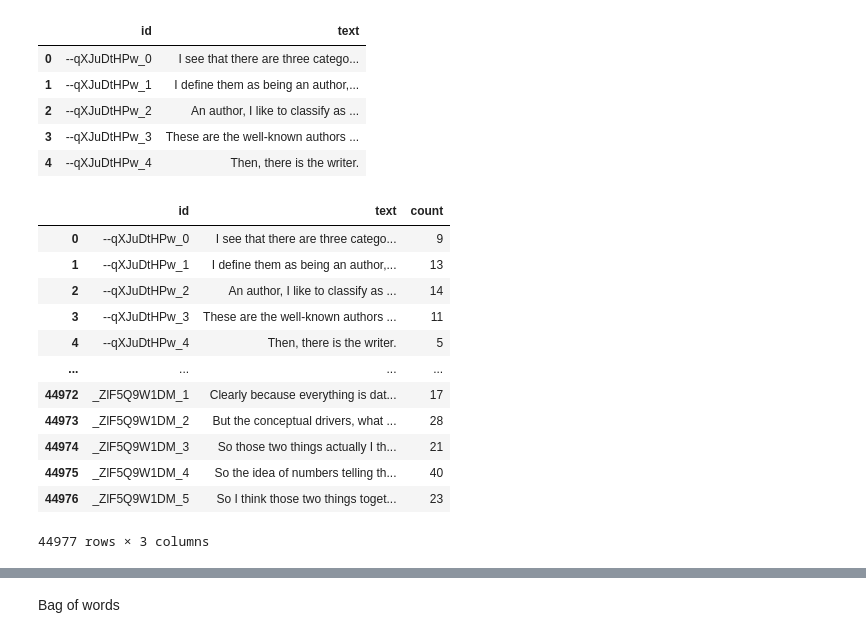
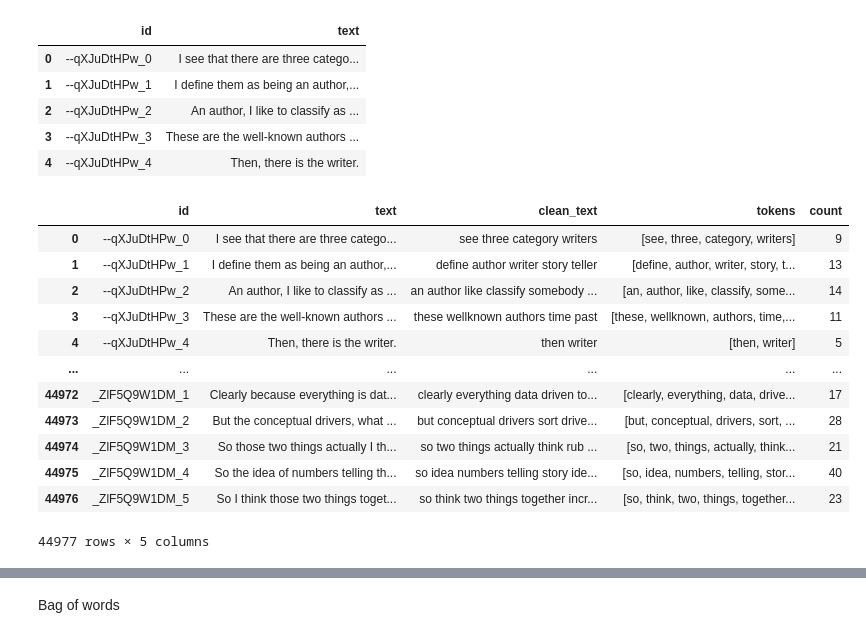
Before and after one commit to phgz/emotion, a Jupyter notebook: notebooks/text-model.ipynb, the cells around one changed output, grey strips where cells are left out. Saved outputs shown, nothing was run; the diff lists cells and outputs as text; code cells hidden in the pictures.

```diff
--- a/notebooks/text-model.ipynb
+++ b/notebooks/text-model.ipynb
@@ -29,6 +40,16 @@ def remove_stamps_str(line)->str:
     new_line = line.strip(stamp)
     return new_line
 # %%
+
+## Pour python < 3.9, sinon str.removeprefix() de base
+def removeprefix(self: str, prefix: str, /) -> str:
+    if self.startswith(prefix):
+        return self[len(prefix):]
+    else:
+        return self[:]
+
+
+
 #Retire chaque stamps, chaque texte devien 1 seul str
 
 def text_list_generator(files_list):
@@ -37,11 +58,13 @@ def text_list_generator(files_list):
         with open(file = filename, encoding = 'utf-8') as f:
 
             ##WINDOWS SPECIFIC
-            videoid = filename.removeprefix(text_dir + '\\').rstrip('.txt')
+           # videoid = filename.removeprefix(text_dir + '\\').rstrip('.txt')
+            videoid = removeprefix(filename, text_dir + '\\').rstrip('.txt')
             lines = f.readlines()
             for line_number, text_line in enumerate(lines):
                 clean_line = remove_stamps_str(text_line)
-                clip_id = videoid +'_' +str(line_number)
+                clip_id = videoid +'_'+ text_line.split('___')[1]
+                #clip_id = videoid +'_' +str(line_number)
                 yield (clip_id, clean_line.rstrip())
 
 """
@@ -64,14 +87,6 @@ stop_words = stopwords.words('English')
 
 #création d'un dict pour lookup en O(1)
 stopwords_dict = Counter(stop_words)
-
-"""
-def avg_count(l1:list):
-    word_count = 0
-    for e in l1:
-        word_count += len(e.split())
-    return int(word_count/len(l1))
-"""
 
 
 #Retire tous les timestamps en début de ligne, présents dans chaque transcript
@@ -87,6 +102,7 @@ def remove_nonascii(line)->str:
 
 #met tout en minuscules, retire les nombres et stopwords
 def clean_stopwords_digits(line)->str:
-    new_line = ' '.join([word.lower() for word in line.split() if (len(word) >=2 and word.isalpha() and word not in stopwords_dict)])
+    new_line = line.translate(str.maketrans('', '', string.punctuation))
+    new_line = ' '.join([word.lower() for word in new_line.split() if (len(word) >=2 and word.isalpha() and word not in stopwords_dict)])
     return new_line
 # %%
@@ -122,32 +138,29 @@ display(df_text.head(5))
 # %%
 
 df_text['text'] =  df_text.text.apply(remove_nonascii)
 
 
-
-
-
-#df_text['tokens'] = df_text['pre_cleaned_text'].apply(lambda l : word_tokenize(''.join(clean_stopwords_digits(l))))
-
+df_text['clean_text'] = df_text.text.apply(lambda s : clean_stopwords_digits(s))
+df_text['tokens'] = df_text.clean_text.apply(lambda x : x.split(' '))
 
 #df_text['lines'] = df_text.groupby('unique_id')
 df_text['count'] = df_text['text'].apply(lambda x : len(x.split(' ')))
-#df_text['word_count'] = df_text['tokens'].apply(len)
+
 
 
 
 display(df_text)
 # %% [output]
-|  | id | text | count |
-| 0 | --qXJuDtHPw_0 | I see that there are three catego... | 9 |
-| 1 | --qXJuDtHPw_1 | I define them as being an author,... | 13 |
-| 2 | --qXJuDtHPw_2 | An author, I like to classify as ... | 14 |
-| 3 | --qXJuDtHPw_3 | These are the well-known authors ... | 11 |
-| 4 | --qXJuDtHPw_4 | Then, there is the writer. | 5 |
-| ... | ... | ... | ... |
-| 44972 | _ZlF5Q9W1DM_1 | Clearly because everything is dat... | 17 |
-| 44973 | _ZlF5Q9W1DM_2 | But the conceptual drivers, what ... | 28 |
-| 44974 | _ZlF5Q9W1DM_3 | So those two things actually I th... | 21 |
-| 44975 | _ZlF5Q9W1DM_4 | So the idea of numbers telling th... | 40 |
-| 44976 | _ZlF5Q9W1DM_5 | So I think those two things toget... | 23 |
+|  | id | text | clean_text | tokens | count |
+| 0 | --qXJuDtHPw_0 | I see that there are three catego... | see three category writers | [see, three, category, writers] | 9 |
+| 1 | --qXJuDtHPw_1 | I define them as being an author,... | define author writer story teller | [define, author, writer, story, t... | 13 |
+| 2 | --qXJuDtHPw_2 | An author, I like to classify as ... | an author like classify somebody ... | [an, author, like, classify, some... | 14 |
+| 3 | --qXJuDtHPw_3 | These are the well-known authors ... | these wellknown authors time past | [these, wellknown, authors, time,... | 11 |
+| 4 | --qXJuDtHPw_4 | Then, there is the writer. | then writer | [then, writer] | 5 |
+| ... | ... | ... | ... | ... | ... |
+| 44972 | _ZlF5Q9W1DM_1 | Clearly because everything is dat... | clearly everything data driven to... | [clearly, everything, data, drive... | 17 |
+| 44973 | _ZlF5Q9W1DM_2 | But the conceptual drivers, what ... | but conceptual drivers sort drive... | [but, conceptual, drivers, sort, ... | 28 |
+| 44974 | _ZlF5Q9W1DM_3 | So those two things actually I th... | so two things actually think rub ... | [so, two, things, actually, think... | 21 |
+| 44975 | _ZlF5Q9W1DM_4 | So the idea of numbers telling th... | so idea numbers telling story ide... | [so, idea, numbers, telling, stor... | 40 |
+| 44976 | _ZlF5Q9W1DM_5 | So I think those two things toget... | so think two things together incr... | [so, think, two, things, together... | 23 |
-44977 rows × 3 columns
+44977 rows × 5 columns
```
Also changed, not shown: parts of 16 cells of this notebook.
